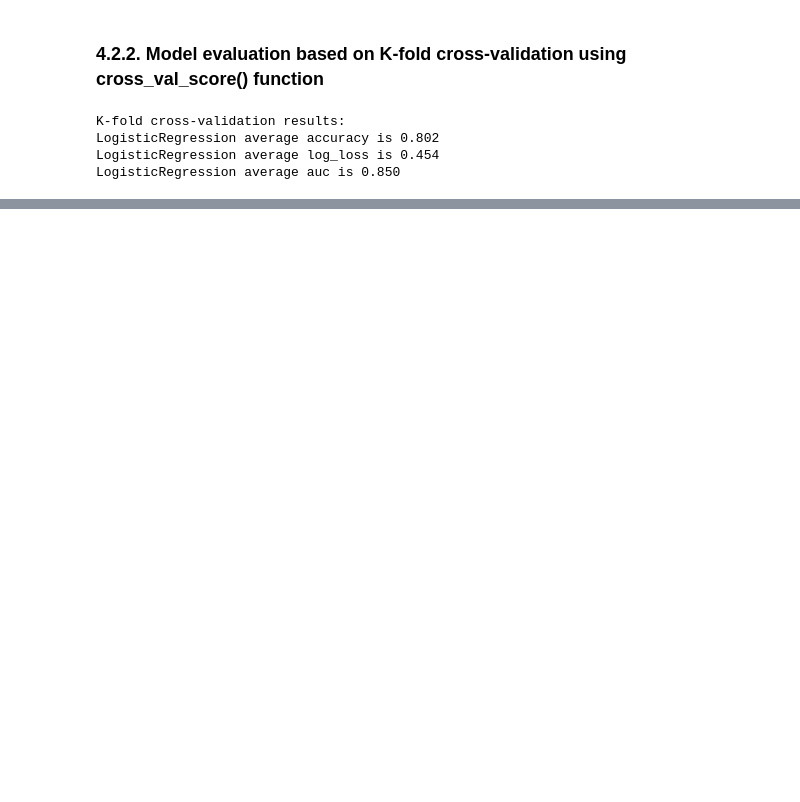
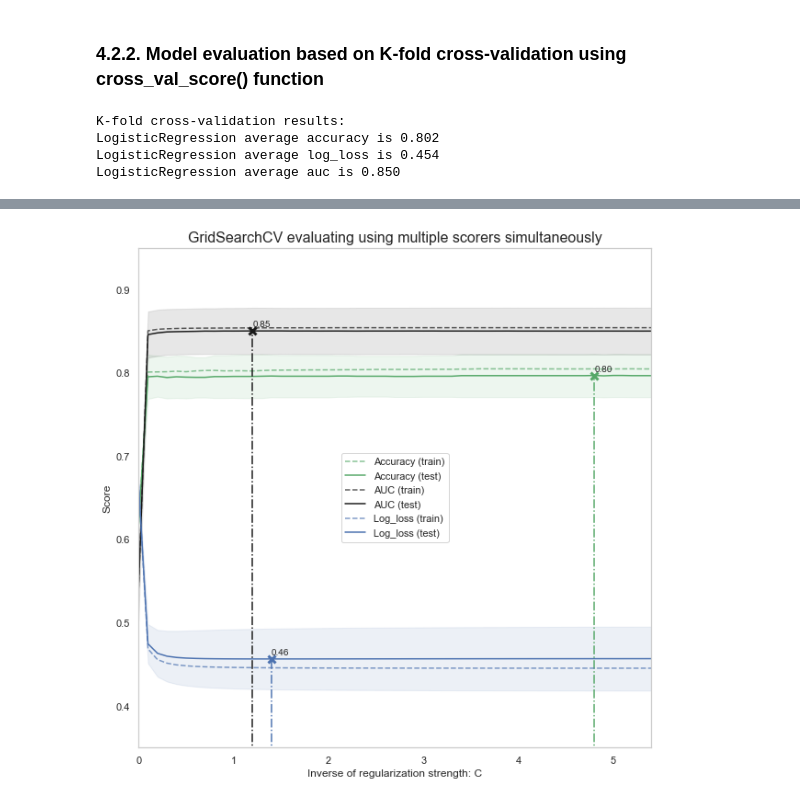
Before and after one commit to mxzgit/Data-science, a Jupyter notebook: Models/Titanic_LR.ipynb, the cells around one changed output, grey strips where cells are left out. Drawn from its saved outputs; the diff is of its cells as text; code cells hidden in the pictures; blank space fills up the shorter version.

```diff
--- a/Models/Titanic_LR.ipynb
+++ b/Models/Titanic_LR.ipynb
@@ -392,0 +512,72 @@ LogisticRegression average auc is 0.850
+# %%
+from sklearn.preprocessing import StandardScaler
+from sklearn.model_selection import RepeatedStratifiedKFold
+from sklearn.pipeline import Pipeline
+
+C = np.arange(1e-05, 5.5, 0.1)
+scoring = {'Accuracy': 'accuracy', 'AUC': 'roc_auc', 'Log_loss': 'neg_log_loss'}
+log_reg = LogisticRegression()
+
+std_scale = StandardScaler(with_mean=False, with_std=False)
+
+n_folds = 5
+n_repeats = 5
+
+rskfold = RepeatedStratifiedKFold(n_splits=n_folds, n_repeats=n_repeats, random_state=2)
+
+log_clf_pipe = Pipeline(steps=[('scale',std_scale),('clf',log_reg)])
+
+log_clf = GridSearchCV(estimator=log_clf_pipe, cv=rskfold,
+              scoring=scoring, return_train_score=True,
+              param_grid=dict(clf__C=C), refit='Accuracy')
+
+
+log_clf.fit(X, y)
+results = log_clf.cv_results_
+
+print('='*20)
+print("best params: " + str(log_clf.best_estimator_))
+print("best params: " + str(log_clf.best_params_))
+print('best score:', log_clf.best_score_)
+print('='*20)
+
+plt.figure(figsize=(10, 10))
+plt.title("GridSearchCV evaluating using multiple scorers simultaneously",fontsize=16)
+
+plt.xlabel("Inverse of regularization strength: C")
+plt.ylabel("Score")
+plt.grid()
+
+ax = plt.axes()
+ax.set_xlim(0, C.max())
+ax.set_ylim(0.35, 0.95)
+
+# Get the regular numpy array from the MaskedArray
+X_axis = np.array(results['param_clf__C'].data, dtype=float)
+
+for scorer, color in zip(list(scoring.keys()), ['g', 'k', 'b']):
+    for sample, style in (('train', '--'), ('test', '-')):
+        sample_score_mean = -results['mean_%s_%s' % (sample, scorer)] if scoring[scorer]=='neg_log_loss' else results['mean_%s_%s' % (sample, scorer)]
+        sample_score_std = results['std_%s_%s' % (sample, scorer)]
+        ax.fill_between(X_axis, sample_score_mean - sample_score_std,
+                        sample_score_mean + sample_score_std,
+                        alpha=0.1 if sample == 'test' else 0, color=color)
+        ax.plot(X_axis, sample_score_mean, style, color=color,
+                alpha=1 if sample == 'test' else 0.7,
+                label="%s (%s)" % (scorer, sample))
+
+    best_index = np.nonzero(results['rank_test_%s' % scorer] == 1)[0][0]
+    best_score = -results['mean_test_%s' % scorer][best_index] if scoring[scorer]=='neg_log_loss' else results['mean_test_%s' % scorer][best_index]
+
+    # Plot a dotted vertical line at the best score for that scorer marked by x
+    ax.plot([X_axis[best_index], ] * 2, [0, best_score],
+            linestyle='-.', color=color, marker='x', markeredgewidth=3, ms=8)
+
+    # Annotate the best score for that scorer
+    ax.annotate("%0.2f" % best_score,
+                (X_axis[best_index], best_score + 0.005))
+
+plt.legend(loc="best")
+plt.grid('off')
+plt.show()
+# %% [output]
@@ -392,0 +593 @@ LogisticRegression average auc is 0.850
+[figure, added]
```
Also changed, not shown: parts of 22 cells of this notebook.
